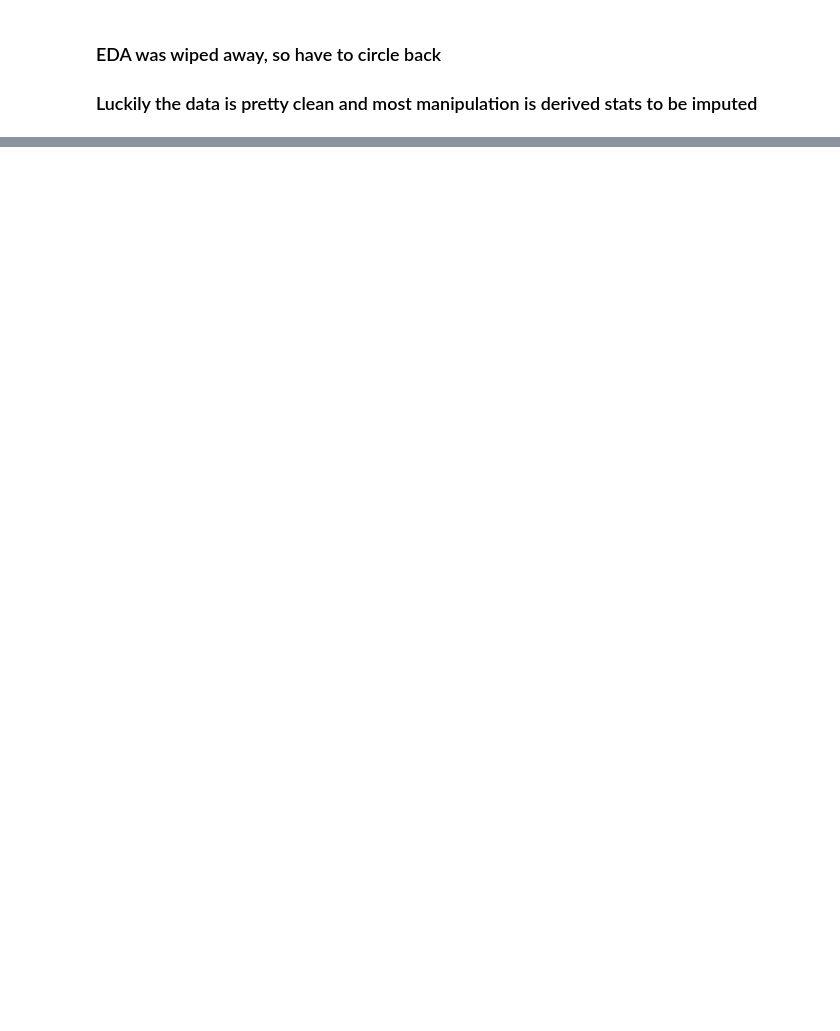
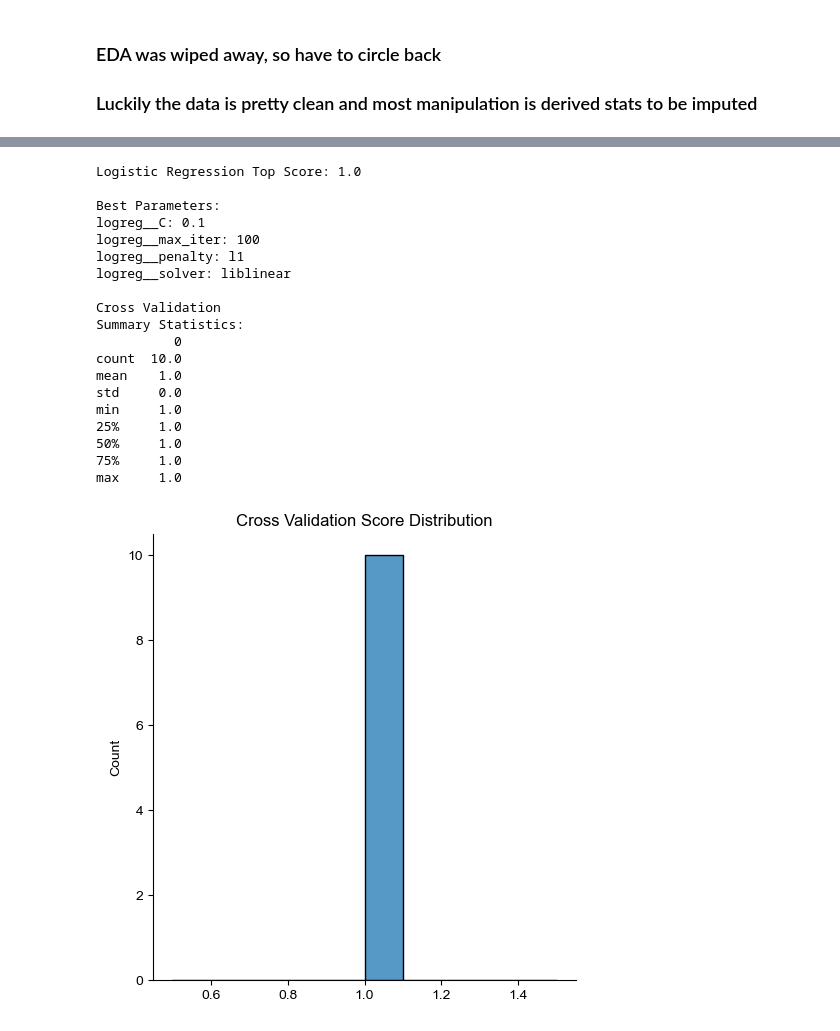
Before and after one commit to jbenasuli/nhl-predictons, a Jupyter notebook: nhl-predictions-sandbox.ipynb, the cells around one changed output, grey strips where cells are left out. Cells and saved outputs as stored; diff of their text form; code cells hidden in the pictures; blank space fills up the shorter version.

```diff
--- a/nhl-predictions-sandbox.ipynb
+++ b/nhl-predictions-sandbox.ipynb
@@ -410,0 +709,4 @@ all_features =
+# %%
+# Assign training sets of numeric and categorical columns to respective variables
+num_features = X_train.select_dtypes(['int', 'float', 'datetime64']).columns
+cat_features = X_train.select_dtypes(['object']).columns
@@ -410,0 +793,4 @@ all_features =
+# %%
+# Regression CV
+scores = []
+models = []
@@ -410,0 +851,40 @@ all_features =
+# %%
+# Append top score and top model
+scores.append(logreg_top_score)
+models.append(logreg_top_model)
+
+# Displaying Data
+print(f"\nLogistic Regression Top Score: {logreg_top_score}\n")
+print("Best Parameters:")
+for key, value in list(logreg_top_model.best_params_.items()): print(f"{key}: {value}")
+
+logreg_cv = cross_val_score(logreg_top_model, X, y, cv=10, n_jobs=-1)
+logreg_cv_df = pd.DataFrame(logreg_cv)
+print("\nCross Validation\nSummary Statistics:")
+print(f"{logreg_cv_df.describe().to_string()}\n")
+
+sns.displot(logreg_cv, bins=10)
+sns.set_style("ticks")
+plt.title("Cross Validation Score Distribution")
+plt.show()
+# %% [output]
+Logistic Regression Top Score: 1.0
+
+Best Parameters:
+logreg__C: 0.1
+logreg__max_iter: 100
+logreg__penalty: l1
+logreg__solver: liblinear
+
+Cross Validation
+Summary Statistics:
+          0
+count  10.0
+mean    1.0
+std     0.0
+min     1.0
+25%     1.0
+50%     1.0
+75%     1.0
+max     1.0
+[figure, added]
```
Also changed, not shown: parts of 63 cells of this notebook.
